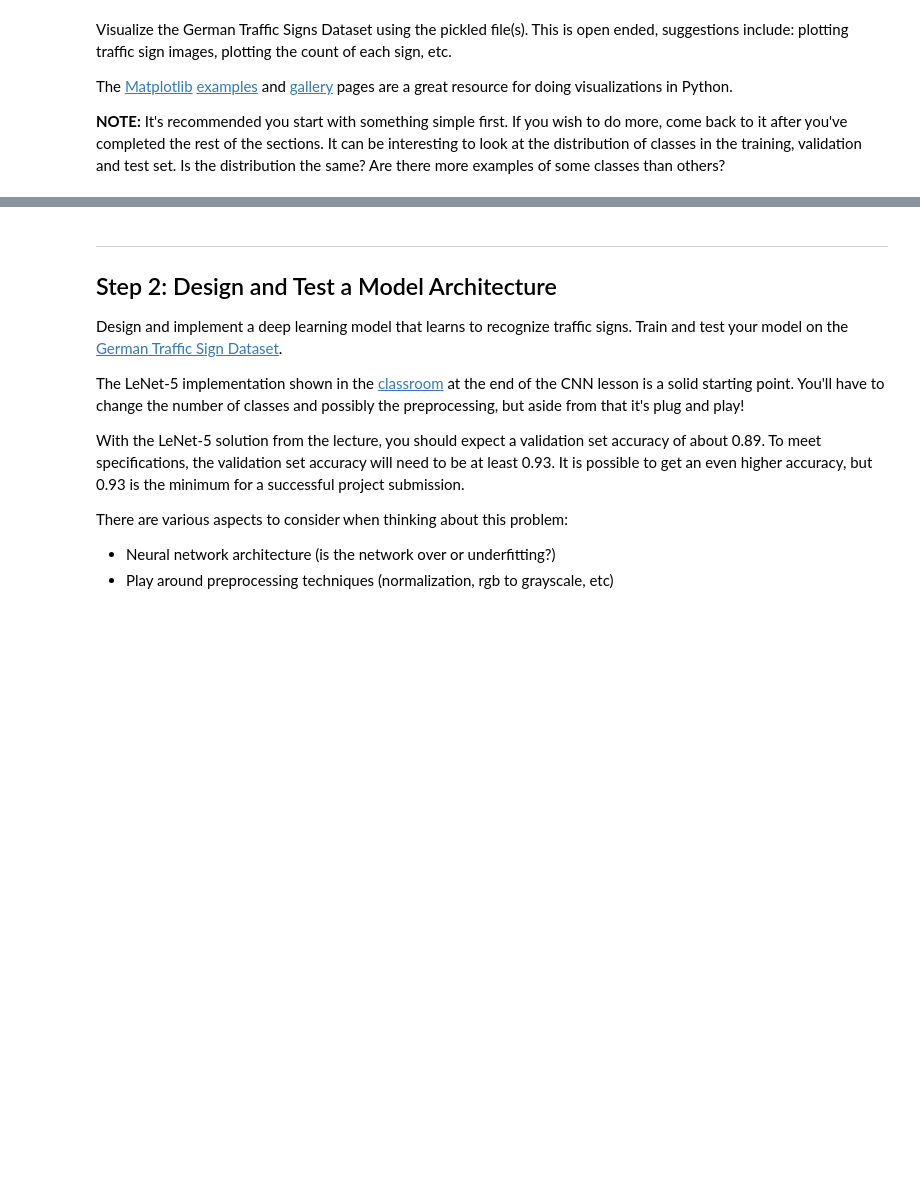
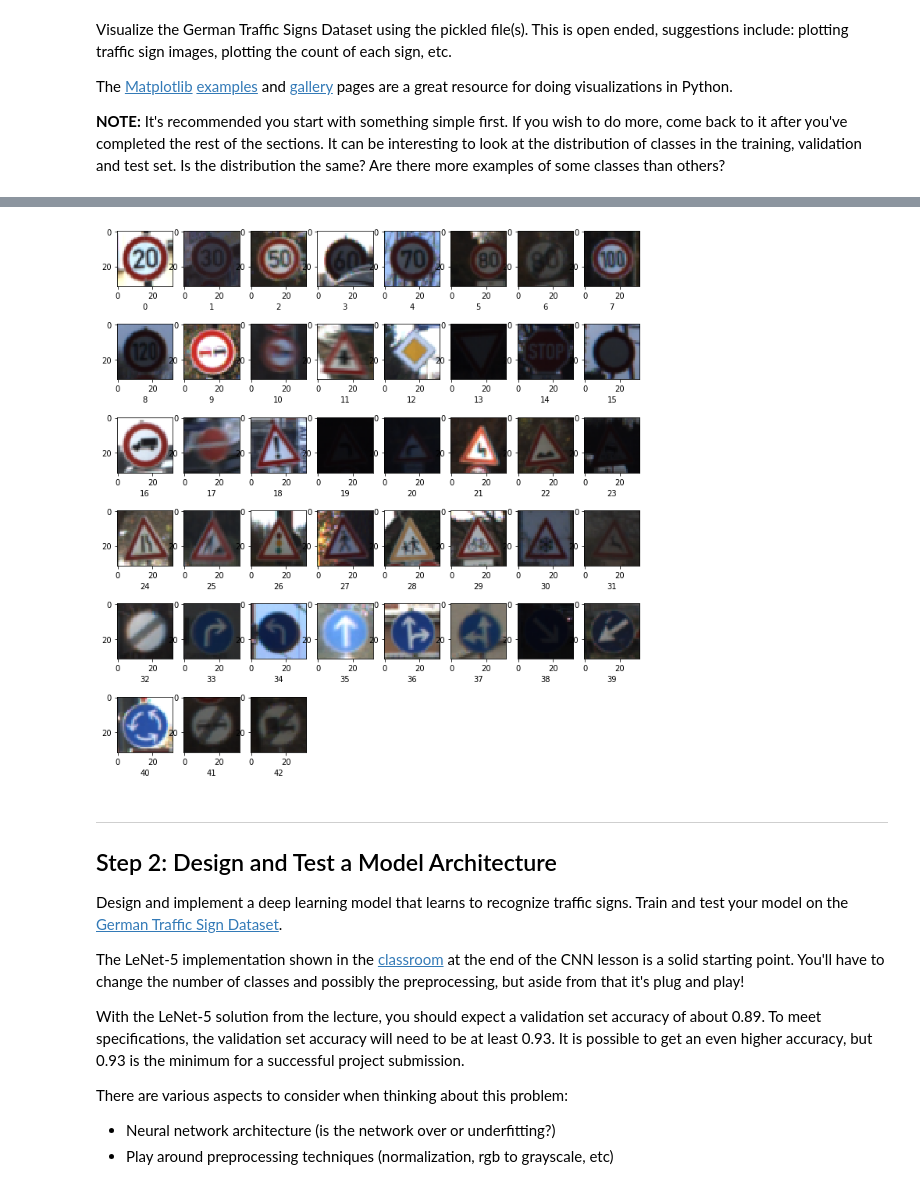
Before and after one commit to apichlkostner/CarND-Traffic-Sign-Classifier-Project, a Jupyter notebook: Traffic_Sign_Classifier.ipynb, the cells around one changed output, grey strips where cells are left out. Cells and saved outputs as stored; diff of their text form; code cells hidden in the pictures; blank space fills up the shorter version.

```diff
--- a/Traffic_Sign_Classifier.ipynb
+++ b/Traffic_Sign_Classifier.ipynb
@@ -129,3 +159,16 @@ for i in range(len(rand_indices)):
+# %%
+plt.figure(1, figsize=(12, 15))
+plotsize = [7, 8]
+numplots = plotsize[0] * plotsize[1]
+
+for i in range(n_classes):
+    img = X_train[class_pos[i]].squeeze()
+
+    plt.subplot(plotsize[0], plotsize[1], i+1)
+    plt.xlabel(i)
+    plt.imshow(img)
+# %% [output]
+[figure, added]
 # %% [markdown]
 ----
 
```
Also changed, not shown: parts of 27 cells of this notebook, 8 other files.
